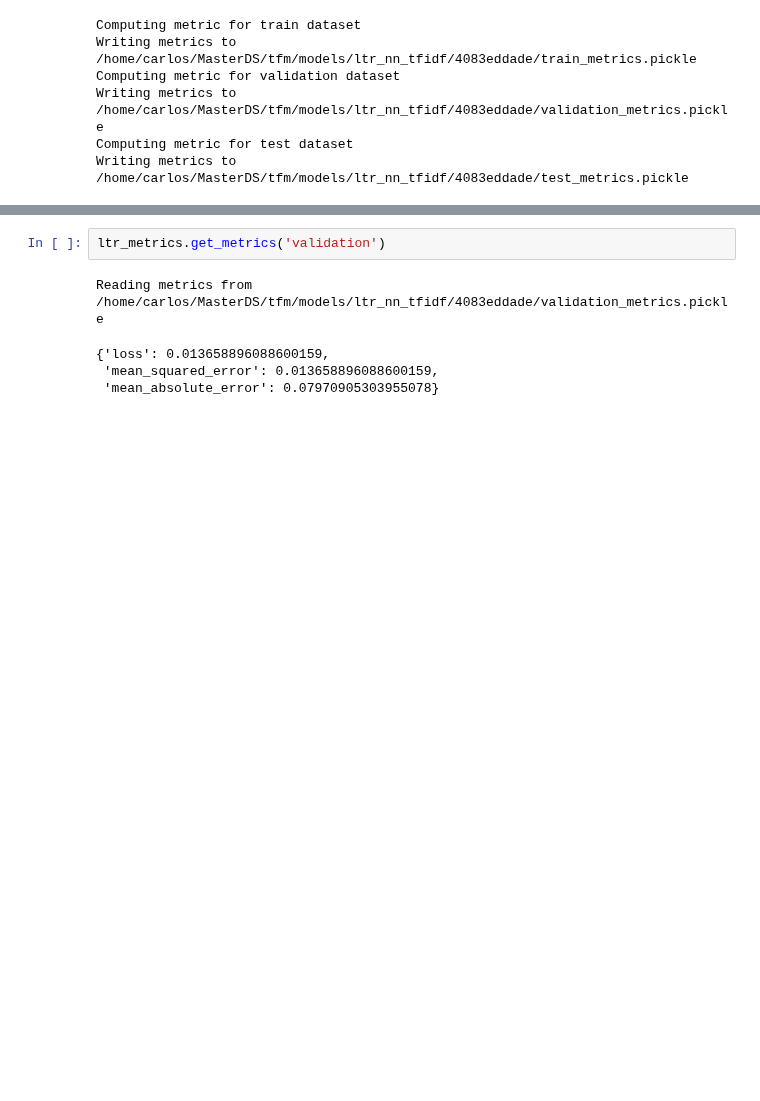
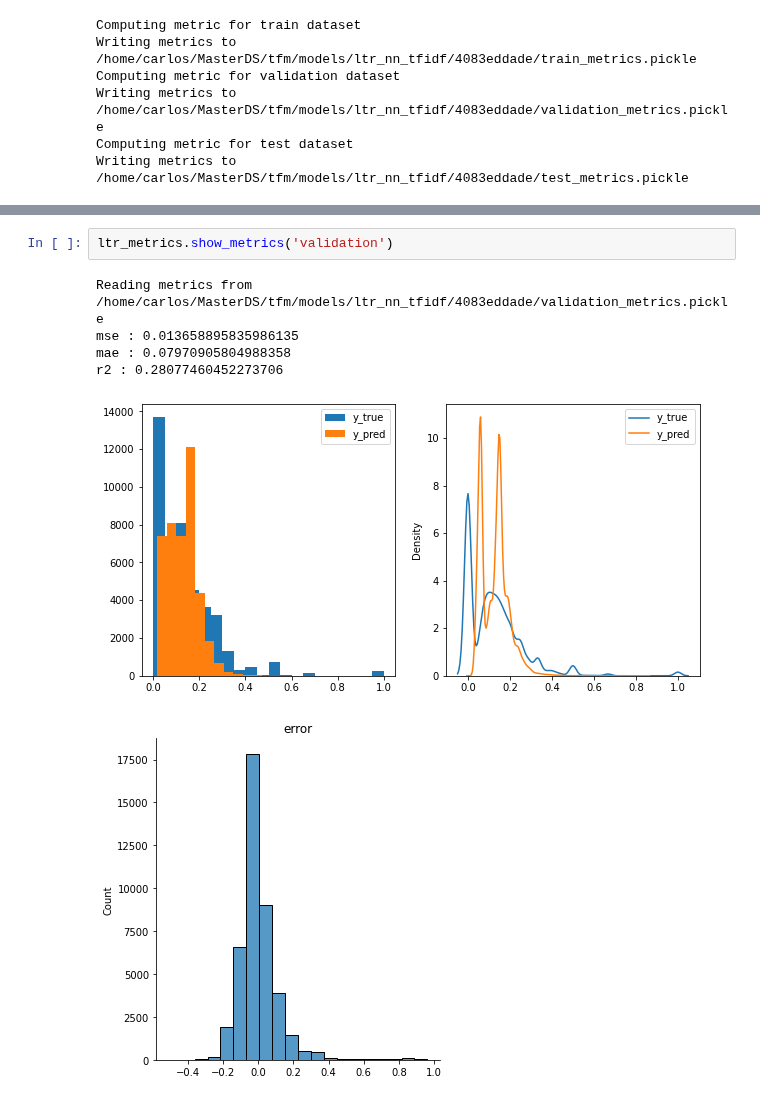
Before and after one commit to gscharly/master_ds_tfm, a Jupyter notebook: analysis/summary/ltr/train/nn/4083eddade.ipynb, the cells around one changed output, grey strips where cells are left out. Drawn from its saved outputs; the diff is of its cells as text; blank space fills up the shorter version.

```diff
--- a/analysis/summary/ltr/train/nn/4083eddade.ipynb
+++ b/analysis/summary/ltr/train/nn/4083eddade.ipynb
@@ -150,8 +159,10 @@ Writing metrics to /home/carlos/MasterDS/tfm/models/ltr_nn_tfidf/4083eddade/test
 # %%
-ltr_metrics.get_metrics('validation')
+ltr_metrics.show_metrics('validation')
 # %% [output]
 Reading metrics from /home/carlos/MasterDS/tfm/models/ltr_nn_tfidf/4083eddade/validation_metrics.pickle
+mse : 0.013658895835986135
+mae : 0.07970905804988358
+r2 : 0.28077460452273706
-{'loss': 0.013658896088600159,
- 'mean_squared_error': 0.013658896088600159,
- 'mean_absolute_error': 0.07970905303955078}
+[figure, added]
+[figure, added]
 # %%
```
Also changed, not shown: parts of 2 cells of this notebook, 20 other files.
